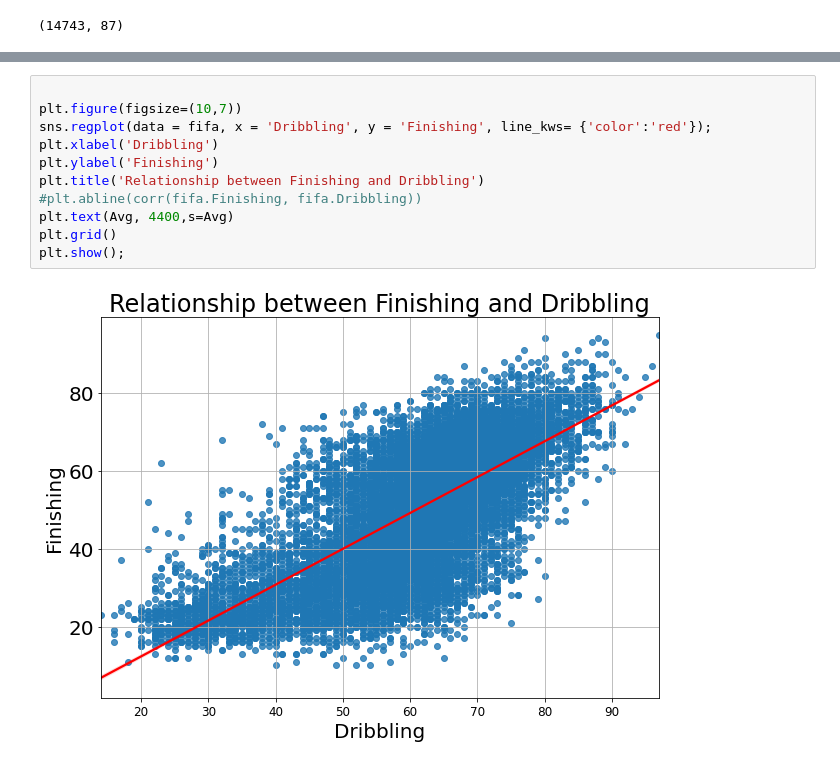
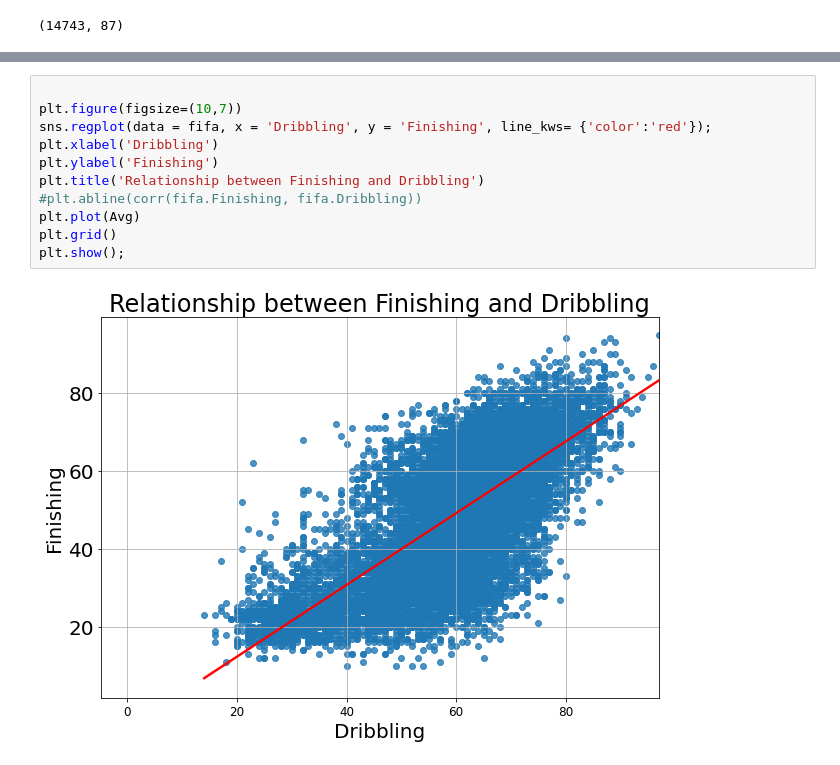
Before and after one commit to Amrmoslim/Machine-Learning, a Jupyter notebook: FIFA19.ipynb, the cells around one changed output, grey strips where cells are left out. Cells and saved outputs as stored; diff of their text form.

```diff
--- a/FIFA19.ipynb
+++ b/FIFA19.ipynb
@@ -141,13 +143,13 @@ Warnings:
 # %%
 
 plt.figure(figsize=(10,7))
 sns.regplot(data = fifa, x = 'Dribbling', y = 'Finishing', line_kws= {'color':'red'});
 plt.xlabel('Dribbling')
 plt.ylabel('Finishing')
 plt.title('Relationship between Finishing and Dribbling')
 #plt.abline(corr(fifa.Finishing, fifa.Dribbling))
-plt.text(Avg, 4400,s=Avg)
+plt.plot(Avg)
 plt.grid()
 plt.show();
 # %% [output]
-[figure, old version]
+[figure, new version]
```
Also changed, not shown: parts of 13 cells of this notebook.
